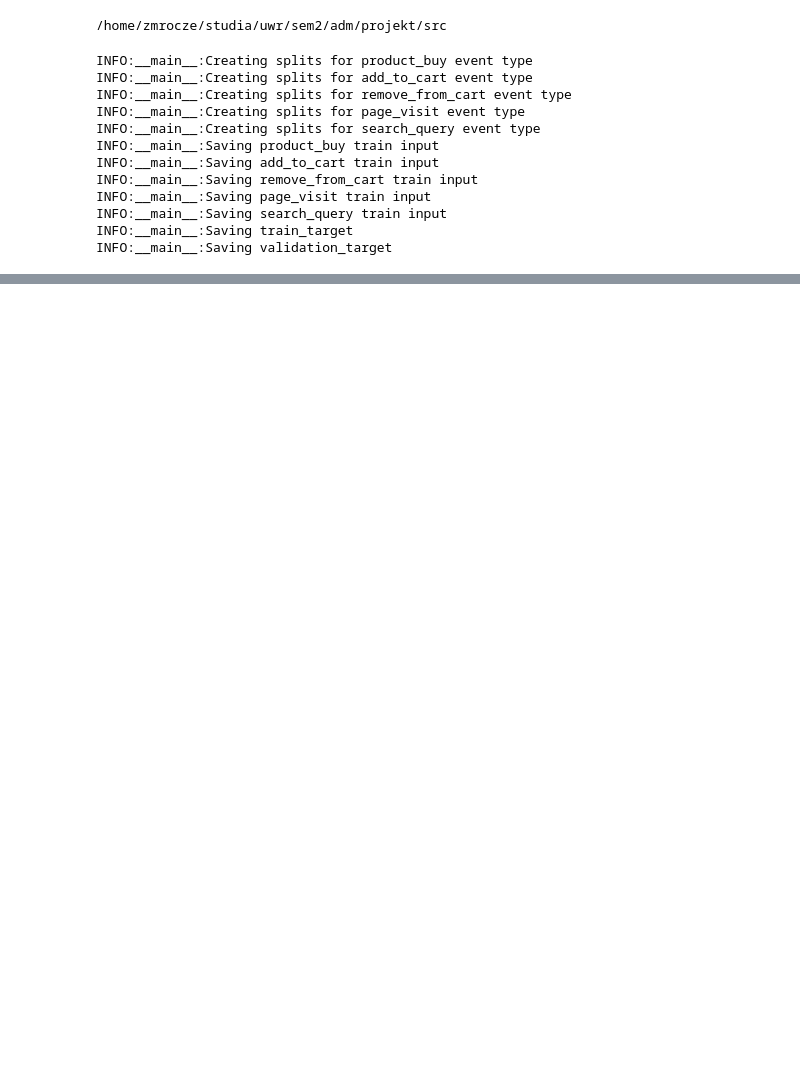
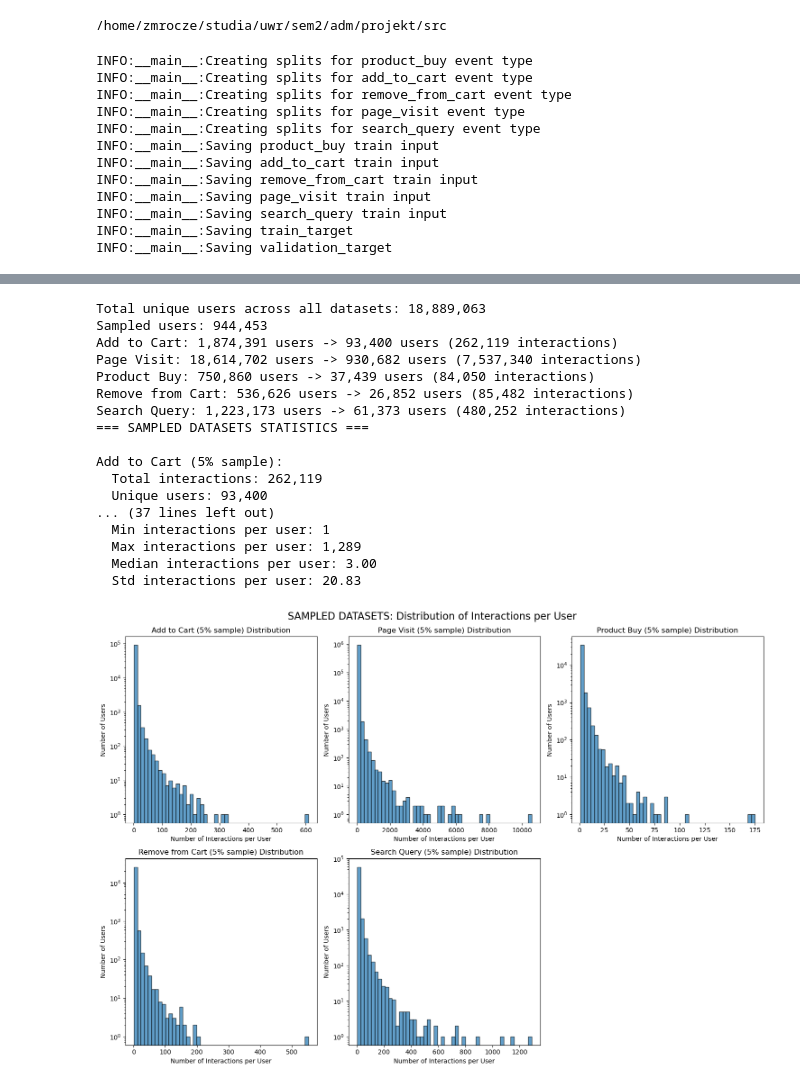
Before and after one commit to zmrocze/recsys2025_challenge, a Jupyter notebook: src/main.ipynb, the cells around one changed output, grey strips where cells are left out. Drawn from its saved outputs; the diff is of its cells as text; code cells hidden in the pictures; blank space fills up the shorter version.

```diff
--- a/src/main.ipynb
+++ b/src/main.ipynb
@@ -34,0 +200,65 @@ foo called
+# %%
+
+# Take random 5% of all unique users across all datasets
+sample_fraction = 0.05
+
+# Get all unique users across all datasets
+all_users = set()
+for df, name in datasets:
+  all_users.update(df['client_id'].unique())
+
+print(f"Total unique users across all datasets: {len(all_users):,}")
+
+all_users = list(all_users)  # Convert to list for sampling
+
+# Sample 5% of all users
+np.random.seed(42)  # For reproducibility
+sampled_users = np.random.choice(all_users, size=int(len(all_users) * sample_fraction), replace=False)
+sampled_users_set = set(sampled_users)
+
+print(f"Sampled users: {len(sampled_users):,}")
+
+# Filter each dataset to only include sampled users
+sampled_datasets = []
+for df, name in datasets:
+  sampled_df = df[df['client_id'].isin(sampled_users_set)].reset_index(drop=True)
+  sampled_datasets.append((sampled_df, f"{name} (5% sample)"))
+
+  original_users = df['client_id'].nunique()
+  sampled_users_in_df = sampled_df['client_id'].nunique()
+  print(f"{name}: {original_users:,} users -> {sampled_users_in_df:,} users ({len(sampled_df):,} interactions)")
+
+add_to_cart_sample = sampled_datasets[0][0]
+page_visit_sample = sampled_datasets[1][0]
+product_buy_sample = sampled_datasets[2][0]
+remove_from_cart_sample = sampled_datasets[3][0]
+search_query_sample = sampled_datasets[4][0]
+
+sampled_datasets = [
+  (add_to_cart_sample, 'Add to Cart (5% sample)'),
+  (page_visit_sample, 'Page Visit (5% sample)'),
+  (product_buy_sample, 'Product Buy (5% sample)'),
+  (remove_from_cart_sample, 'Remove from Cart (5% sample)'),
+  (search_query_sample, 'Search Query (5% sample)')
+]
+
+print_datasets_stats_nicely("Sampled Datasets", sampled_datasets)
+# %% [output]
+Total unique users across all datasets: 18,889,063
+Sampled users: 944,453
+Add to Cart: 1,874,391 users -> 93,400 users (262,119 interactions)
+Page Visit: 18,614,702 users -> 930,682 users (7,537,340 interactions)
+Product Buy: 750,860 users -> 37,439 users (84,050 interactions)
+Remove from Cart: 536,626 users -> 26,852 users (85,482 interactions)
+Search Query: 1,223,173 users -> 61,373 users (480,252 interactions)
+=== SAMPLED DATASETS STATISTICS ===
+
+Add to Cart (5% sample):
+  Total interactions: 262,119
+  Unique users: 93,400
+... (37 lines left out)
+  Min interactions per user: 1
+  Max interactions per user: 1,289
+  Median interactions per user: 3.00
+  Std interactions per user: 20.83
+[figure, added]
```
Also changed, not shown: parts of 8 cells of this notebook, 1 other file.
